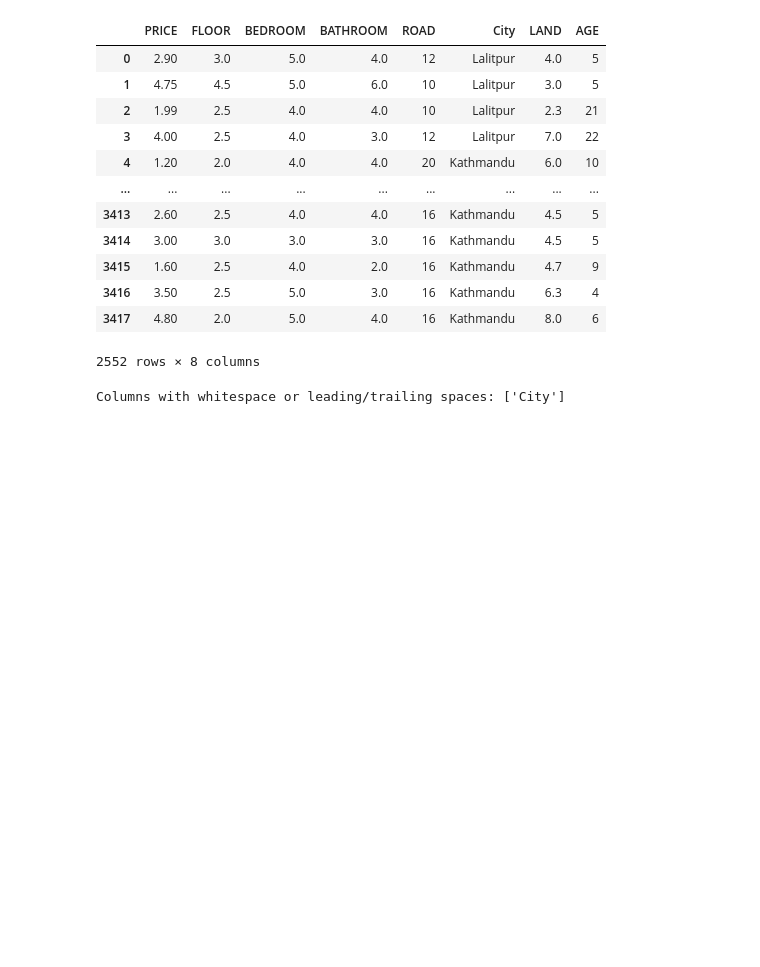
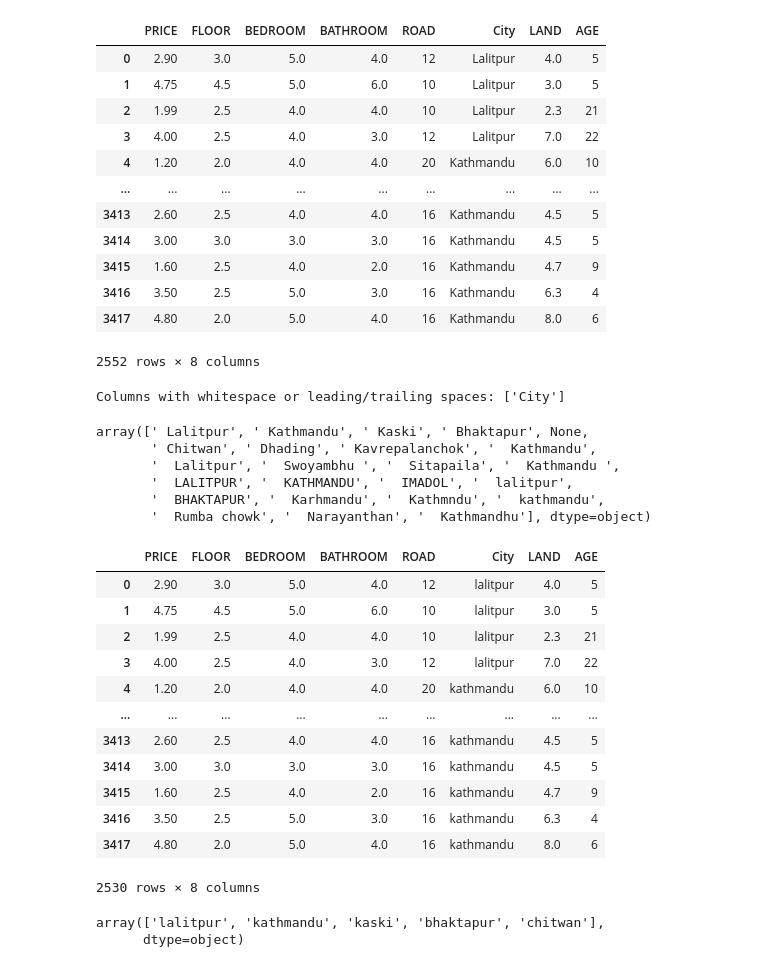
Before and after one commit to kushal1o1/RealEstate, a Jupyter notebook: ai/main.ipynb, the cells around one changed output. Saved outputs shown, nothing was run; the diff lists cells and outputs as text; code cells hidden in the pictures; blank space fills up the shorter version.

Commit message:
feat:cleaned city column

```diff
--- a/ai/main.ipynb
+++ b/ai/main.ipynb
@@ -315,3 +315,40 @@ whitespace_columns = [col for col in clean_data.columns if clean_data[col].astyp
 print("\nColumns with whitespace or leading/trailing spaces:", whitespace_columns)
 # %% [output]
 Columns with whitespace or leading/trailing spaces: ['City']
+# %%
+clean_data['City'].unique()
+# %% [output]
+array([' Lalitpur', ' Kathmandu', ' Kaski', ' Bhaktapur', None,
+       ' Chitwan', ' Dhading', ' Kavrepalanchok', '  Kathmandu',
+       '  Lalitpur', '  Swoyambhu ', '  Sitapaila', '  Kathmandu ',
+       '  LALITPUR', '  KATHMANDU', '  IMADOL', '  lalitpur',
+       '  BHAKTAPUR', '  Karhmandu', '  Kathmndu', '  kathmandu',
+       '  Rumba chowk', '  Narayanthan', '  Kathmandhu'], dtype=object)
+# %%
+clean_data['City'] = clean_data['City'].str.strip()
+
+clean_data['City'] = clean_data['City'].str.lower()
+
+desired_cities = ['kathmandu', 'kaski', 'chitwan', 'lalitpur', 'bhaktapur']
+clean_data = clean_data[clean_data['City'].isin(desired_cities)]
+
+clean_data
+# %% [output]
+|  | PRICE | FLOOR | BEDROOM | BATHROOM | ROAD | City | LAND | AGE |
+| 0 | 2.90 | 3.0 | 5.0 | 4.0 | 12 | lalitpur | 4.0 | 5 |
+| 1 | 4.75 | 4.5 | 5.0 | 6.0 | 10 | lalitpur | 3.0 | 5 |
+| 2 | 1.99 | 2.5 | 4.0 | 4.0 | 10 | lalitpur | 2.3 | 21 |
+| 3 | 4.00 | 2.5 | 4.0 | 3.0 | 12 | lalitpur | 7.0 | 22 |
+| 4 | 1.20 | 2.0 | 4.0 | 4.0 | 20 | kathmandu | 6.0 | 10 |
+| ... | ... | ... | ... | ... | ... | ... | ... | ... |
+| 3413 | 2.60 | 2.5 | 4.0 | 4.0 | 16 | kathmandu | 4.5 | 5 |
+| 3414 | 3.00 | 3.0 | 3.0 | 3.0 | 16 | kathmandu | 4.5 | 5 |
+| 3415 | 1.60 | 2.5 | 4.0 | 2.0 | 16 | kathmandu | 4.7 | 9 |
+| 3416 | 3.50 | 2.5 | 5.0 | 3.0 | 16 | kathmandu | 6.3 | 4 |
+| 3417 | 4.80 | 2.0 | 5.0 | 4.0 | 16 | kathmandu | 8.0 | 6 |
+2530 rows × 8 columns
+# %%
+clean_data['City'].unique()
+# %% [output]
+array(['lalitpur', 'kathmandu', 'kaski', 'bhaktapur', 'chitwan'],
+      dtype=object)
```
